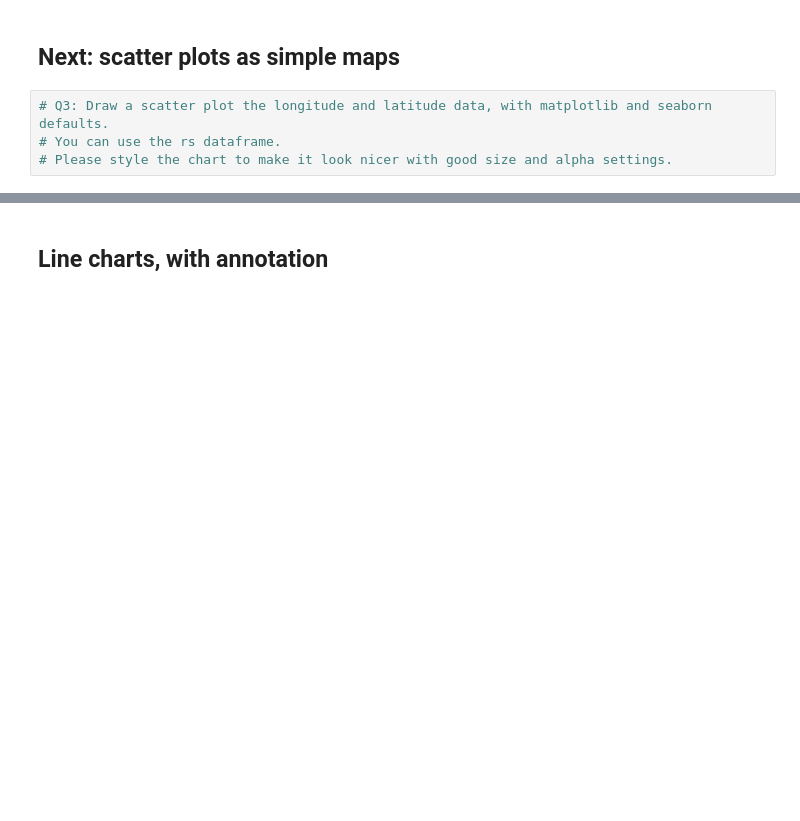
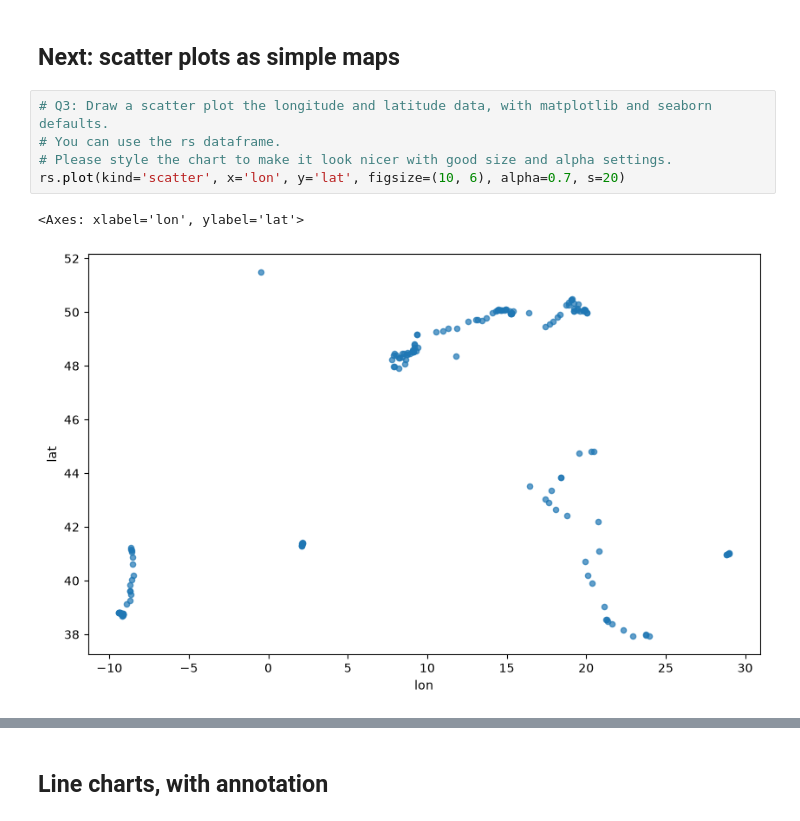
Before and after one commit to qszhao/PTUA2027, a Jupyter notebook: Lab03/Lab03-2_Visualization.ipynb, the cells around one changed output, grey strips where cells are left out. Drawn from its saved outputs; the diff is of its cells as text; blank space fills up the shorter version.

```diff
--- a/Lab03/Lab03-2_Visualization.ipynb
+++ b/Lab03/Lab03-2_Visualization.ipynb
@@ -57,4 +70,8 @@ Now you try: re-create the plot above, but make the bars orange with maroon edge
 # %%
 # Q3: Draw a scatter plot the longitude and latitude data, with matplotlib and seaborn defaults.
 # You can use the rs dataframe.
 # Please style the chart to make it look nicer with good size and alpha settings.
+rs.plot(kind='scatter', x='lon', y='lat', figsize=(10, 6), alpha=0.7, s=20)
+# %% [output]
+<Axes: xlabel='lon', ylabel='lat'>
+[figure, added]
```
Also changed, not shown: parts of 9 cells of this notebook.
